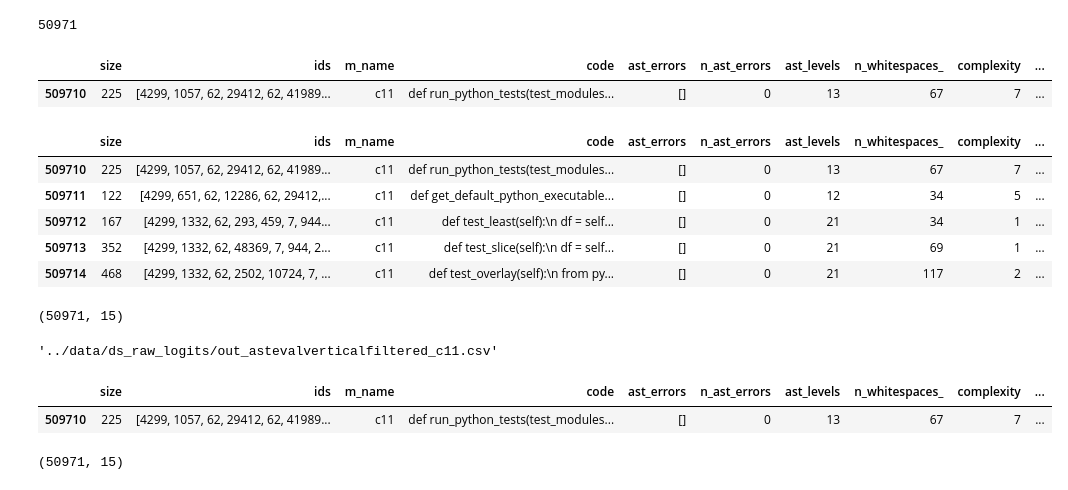
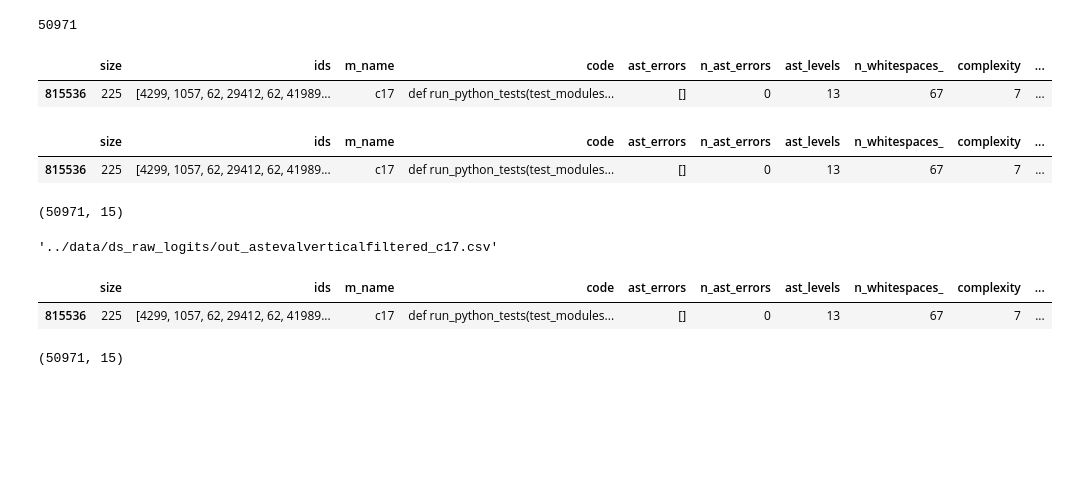
Before and after one commit to WM-SEMERU/CodeSyntaxConcept, a Jupyter notebook: experimental_notebooks/2_data_engineering_v1.ipynb, the cells around one changed output. Drawn from its saved outputs; the diff is of its cells as text; code cells hidden in the pictures; blank space fills up the shorter version.

Commit message:
data engineering and statistical analysis completed

```diff
--- a/experimental_notebooks/2_data_engineering_v1.ipynb
+++ b/experimental_notebooks/2_data_engineering_v1.ipynb
@@ -71,7 +71,7 @@ def init_model_args( current_case = 'c1', returnModel = False ):
 ## Init Parameters
 # %%
 # [WARNING] Hyperparameters changes, please tune them up
-CODEMODEL =  'c15'
+CODEMODEL =  'c17'
 params = {
     'codemodel' : CODEMODEL,
     'numpy_files_logits_path': f'../datax/np_files_logits/{CODEMODEL}',
@@ -318,20 +315,16 @@ dataframe_to_save = data_pd[data_pd['m_name']==params['codemodel']].copy()
 dataframe_to_save.head(1)
 # %% [output]
 |  | size | ids | m_name | code | ast_errors | n_ast_errors | ast_levels | n_whitespaces_ | complexity | ... |
-| 509710 | 225 | [4299, 1057, 62, 29412, 62, 41989... | c11 | def run_python_tests(test_modules... | [] | 0 | 13 | 67 | 7 | ... |
+| 815536 | 225 | [4299, 1057, 62, 29412, 62, 41989... | c17 | def run_python_tests(test_modules... | [] | 0 | 13 | 67 | 7 | ... |
 # %%
 dataframe_to_save['max_prob'] = max_logit_token_prompt
 dataframe_to_save['min_prob'] = min_logit_token_prompt
 dataframe_to_save['actual_prob'] = actual_logit_token_prompt
 # %%
-dataframe_to_save.head()
+dataframe_to_save.head(1)
 # %% [output]
 |  | size | ids | m_name | code | ast_errors | n_ast_errors | ast_levels | n_whitespaces_ | complexity | ... |
-| 509710 | 225 | [4299, 1057, 62, 29412, 62, 41989... | c11 | def run_python_tests(test_modules... | [] | 0 | 13 | 67 | 7 | ... |
-| 509711 | 122 | [4299, 651, 62, 12286, 62, 29412,... | c11 | def get_default_python_executable... | [] | 0 | 12 | 34 | 5 | ... |
-| 509712 | 167 | [4299, 1332, 62, 293, 459, 7, 944... | c11 | def test_least(self):\n df = self... | [] | 0 | 21 | 34 | 1 | ... |
-| 509713 | 352 | [4299, 1332, 62, 48369, 7, 944, 2... | c11 | def test_slice(self):\n df = self... | [] | 0 | 21 | 69 | 1 | ... |
-| 509714 | 468 | [4299, 1332, 62, 2502, 10724, 7, ... | c11 | def test_overlay(self):\n from py... | [] | 0 | 21 | 117 | 2 | ... |
+| 815536 | 225 | [4299, 1057, 62, 29412, 62, 41989... | c17 | def run_python_tests(test_modules... | [] | 0 | 13 | 67 | 7 | ... |
 # %%
 dataframe_to_save.shape
 # %% [output]
@@ -339,7 +332,7 @@ dataframe_to_save.shape
 # %%
 params['outputs']
 # %% [output]
-'../data/ds_raw_logits/out_astevalverticalfiltered_c11.csv'
+'../data/ds_raw_logits/out_astevalverticalfiltered_c17.csv'
 # %%
 ## Saving CheckPoint
 dataframe_to_save.to_csv( params['outputs']  )
@@ -352,7 +345,7 @@ dataframe_to_save = pd.read_csv(
 dataframe_to_save.head(1)
 # %% [output]
 |  | size | ids | m_name | code | ast_errors | n_ast_errors | ast_levels | n_whitespaces_ | complexity | ... |
-| 509710 | 225 | [4299, 1057, 62, 29412, 62, 41989... | c11 | def run_python_tests(test_modules... | [] | 0 | 13 | 67 | 7 | ... |
+| 815536 | 225 | [4299, 1057, 62, 29412, 62, 41989... | c17 | def run_python_tests(test_modules... | [] | 0 | 13 | 67 | 7 | ... |
 # %%
 dataframe_to_save.shape
 # %% [output]
```
Also changed, not shown: parts of 48 cells of this notebook, 4 other files.
